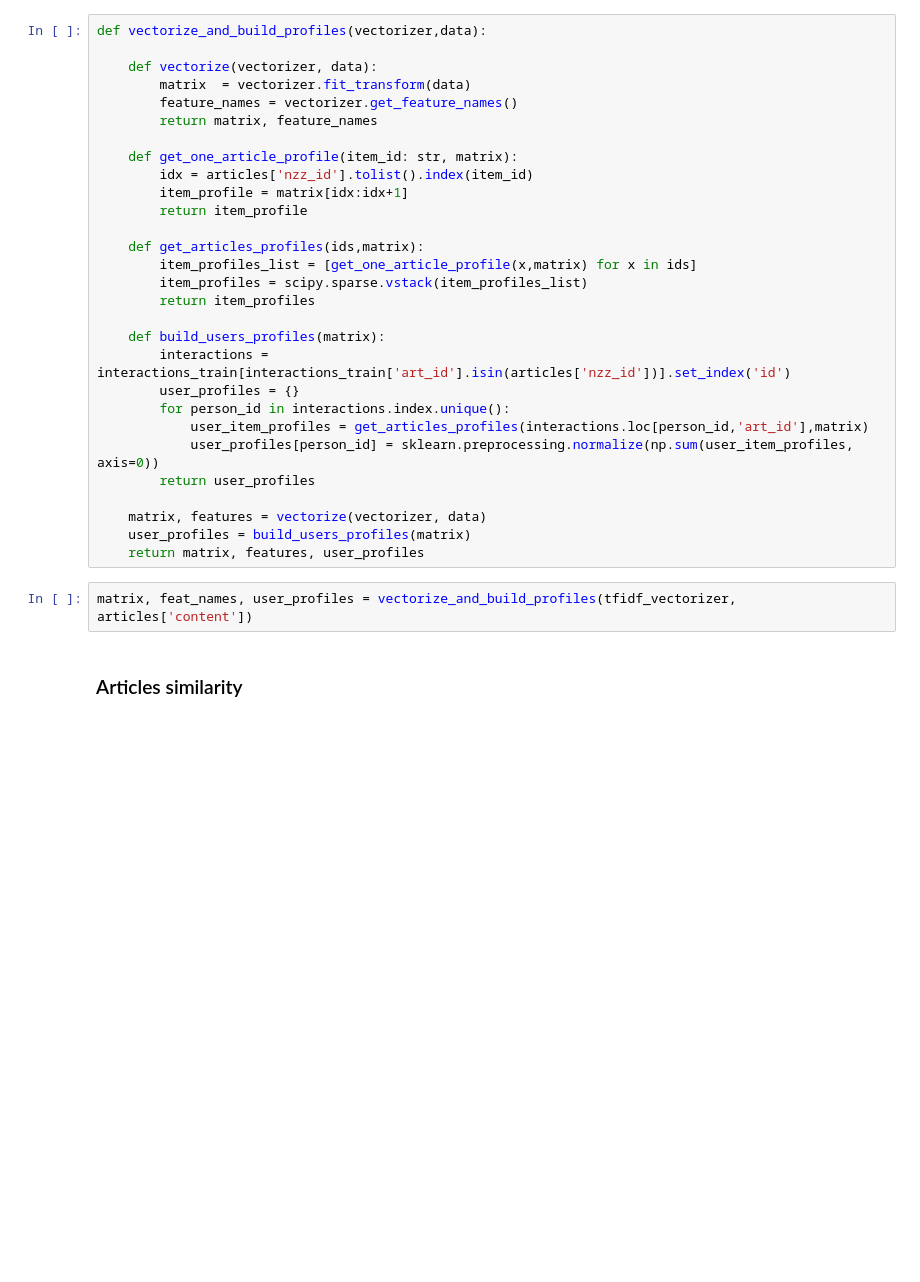
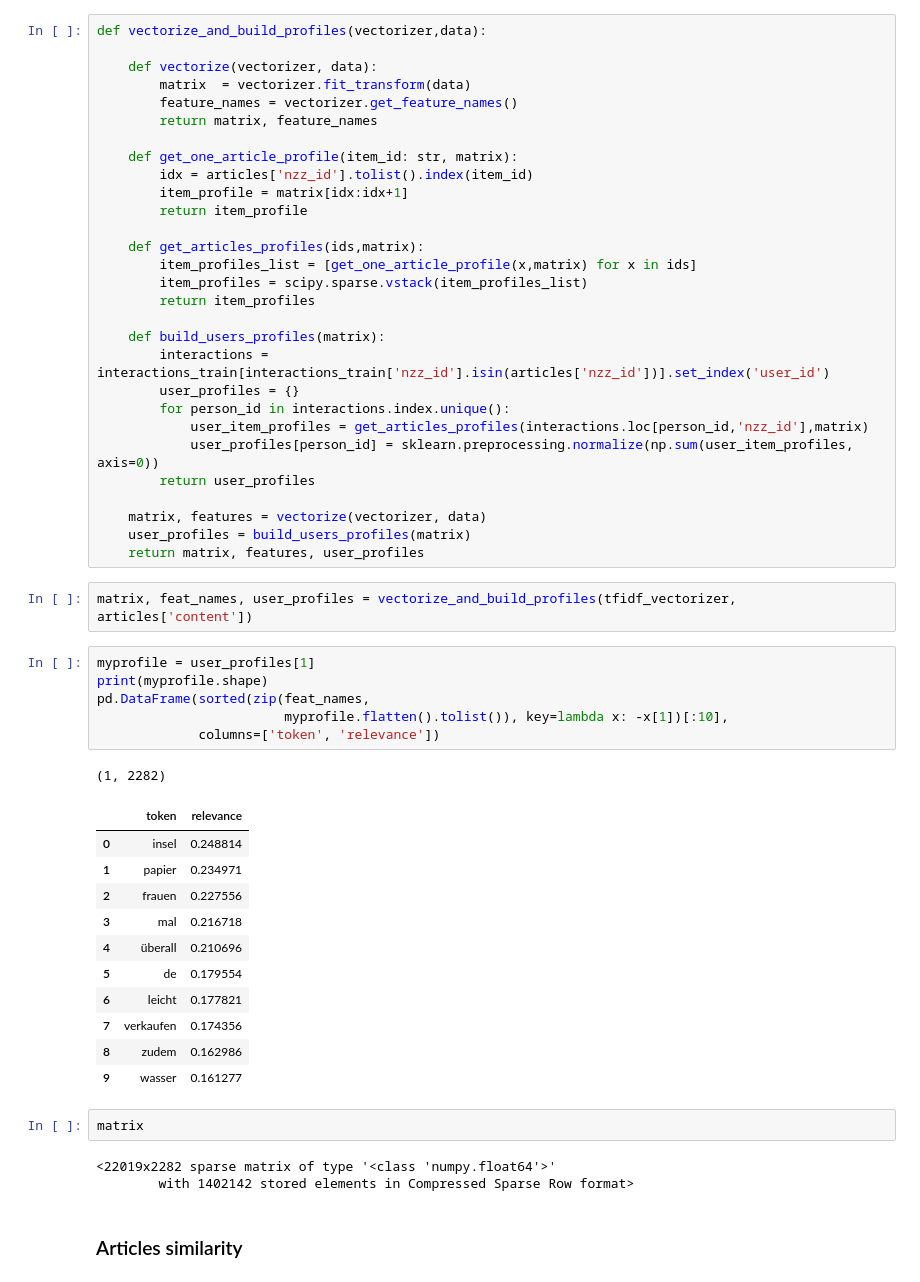
Before and after one commit to amakarewicz/RecommenderSystem, a Jupyter notebook: Agata/articles_similarity_2.ipynb, the cells around one changed output. Drawn from its saved outputs; the diff is of its cells as text; blank space fills up the shorter version.

```diff
--- a/Agata/articles_similarity_2.ipynb
+++ b/Agata/articles_similarity_2.ipynb
@@ -73,10 +91,10 @@ def vectorize_and_build_profiles(vectorizer,data):
         return item_profiles
 
     def build_users_profiles(matrix):
-        interactions = interactions_train[interactions_train['art_id'].isin(articles['nzz_id'])].set_index('id')
+        interactions = interactions_train[interactions_train['nzz_id'].isin(articles['nzz_id'])].set_index('user_id')
         user_profiles = {}
         for person_id in interactions.index.unique():
-            user_item_profiles = get_articles_profiles(interactions.loc[person_id,'art_id'],matrix)
+            user_item_profiles = get_articles_profiles(interactions.loc[person_id,'nzz_id'],matrix)
             user_profiles[person_id] = sklearn.preprocessing.normalize(np.sum(user_item_profiles, axis=0))
         return user_profiles
 
@@ -85,6 +103,30 @@ def vectorize_and_build_profiles(vectorizer,data):
     return matrix, features, user_profiles
 # %%
 matrix, feat_names, user_profiles = vectorize_and_build_profiles(tfidf_vectorizer, articles['content'])
+# %%
+myprofile = user_profiles[1]
+print(myprofile.shape)
+pd.DataFrame(sorted(zip(feat_names,
+                        myprofile.flatten().tolist()), key=lambda x: -x[1])[:10],
+             columns=['token', 'relevance'])
+# %% [output]
+(1, 2282)
+|  | token | relevance |
+| 0 | insel | 0.248814 |
+| 1 | papier | 0.234971 |
+| 2 | frauen | 0.227556 |
+| 3 | mal | 0.216718 |
+| 4 | überall | 0.210696 |
+| 5 | de | 0.179554 |
+| 6 | leicht | 0.177821 |
+| 7 | verkaufen | 0.174356 |
+| 8 | zudem | 0.162986 |
+| 9 | wasser | 0.161277 |
+# %%
+matrix
+# %% [output]
+<22019x2282 sparse matrix of type '<class 'numpy.float64'>'
+        with 1402142 stored elements in Compressed Sparse Row format>
 # %% [markdown]
 ### Articles similarity
 # %%
```
Also changed, not shown: parts of 23 cells of this notebook, 3 other files.
